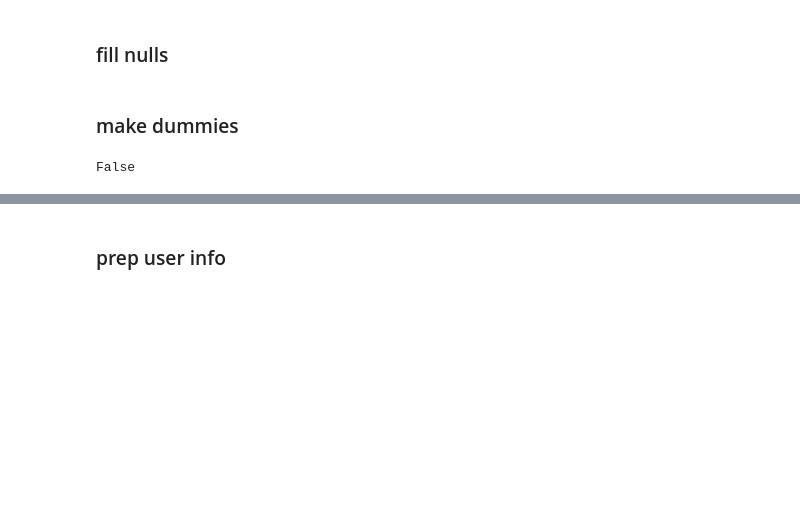
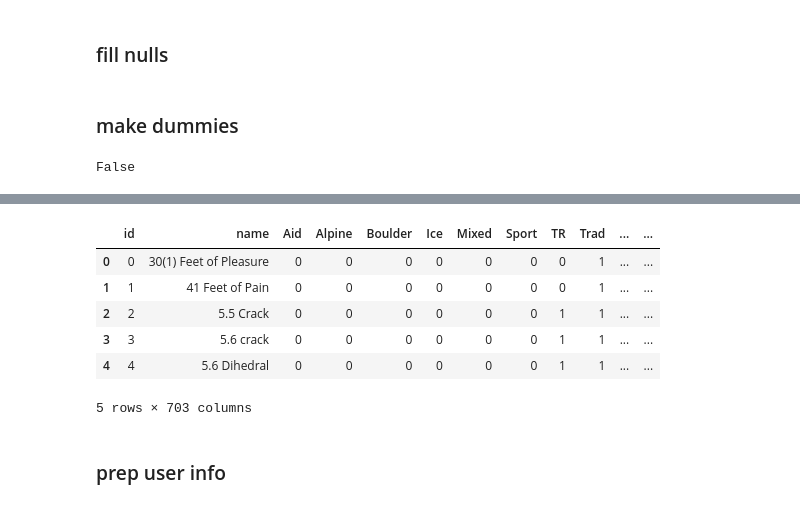
Before and after one commit to davidblaszka/redpointer, a Jupyter notebook: src/ensemble_model_setup.ipynb, the cells around one changed output, grey strips where cells are left out. Drawn from its saved outputs; the diff is of its cells as text; code cells hidden in the pictures; blank space fills up the shorter version.

```diff
--- a/src/ensemble_model_setup.ipynb
+++ b/src/ensemble_model_setup.ipynb
@@ -39,7 +39,7 @@ route_df.head().T
 # %% [markdown]
 ### make id dataframe
 # %%
-route_df_id = route_df[['name', 'id','average_rating']]
+route_df_id = route_df[['name', 'id','average_rating', 'route_url']]
 # %% [markdown]
 ### drop duplicates
 # %%
@@ -92,10 +93,11 @@ route_df_new['pitches'] = route_df_new['pitches'].fillna(route_df_new['pitches']
 # %% [markdown]
 ### make dummies
 # %%
-df_grades = route_df_new[['grade','original_grade']]
-df_dummies = pd.get_dummies(df_grades).drop('grade_3rd', axis=1)
+df_grades = route_df_new[['grade','original_grade','area']]
+# drop linear dependent columns
+df_dummies = pd.get_dummies(df_grades).drop(['grade_3rd', 'area_{10} MordoraAreas'], axis=1)
 # %%
-concat_list = [route_df_new.drop(['grade','original_grade'], axis=1), df_dummies]
+concat_list = [route_df_new.drop(['grade','original_grade', 'area'], axis=1), df_dummies]
 x_routes = pd.concat(concat_list, axis=1).fillna(route_df_new.mean())
 # %%
 x_routes.isnull().values.any()
@@ -111,0 +127,13 @@ memory usage: 749.8 KB
+# %%
+# add number of reviews
+routes = route_df_id[['id', 'name']].join(x_routes)
+routes['num_reviews'] = ratings_df.groupby(['route_id'])['user_id'].transform('count').reset_index().drop('index', axis=1)
+routes.head()
+# %% [output]
+|  | id | name | Aid | Alpine | Boulder | Ice | Mixed | Sport | TR | Trad | ... | ... |
+| 0 | 0 | 30(1) Feet of Pleasure | 0 | 0 | 0 | 0 | 0 | 0 | 0 | 1 | ... | ... |
+| 1 | 1 | 41 Feet of Pain | 0 | 0 | 0 | 0 | 0 | 0 | 0 | 1 | ... | ... |
+| 2 | 2 | 5.5 Crack | 0 | 0 | 0 | 0 | 0 | 0 | 1 | 1 | ... | ... |
+| 3 | 3 | 5.6 crack | 0 | 0 | 0 | 0 | 0 | 0 | 1 | 1 | ... | ... |
+| 4 | 4 | 5.6 Dihedral | 0 | 0 | 0 | 0 | 0 | 0 | 1 | 1 | ... | ... |
+5 rows × 703 columns
```
Also changed, not shown: parts of 19 cells of this notebook.
